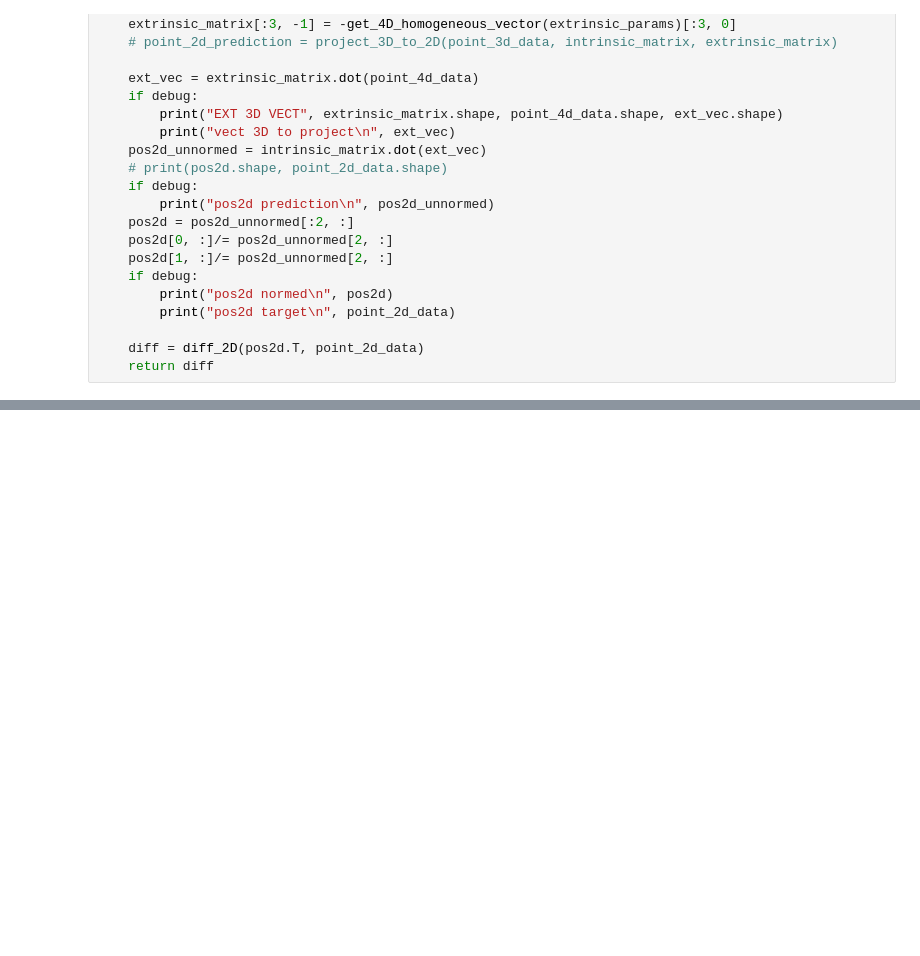
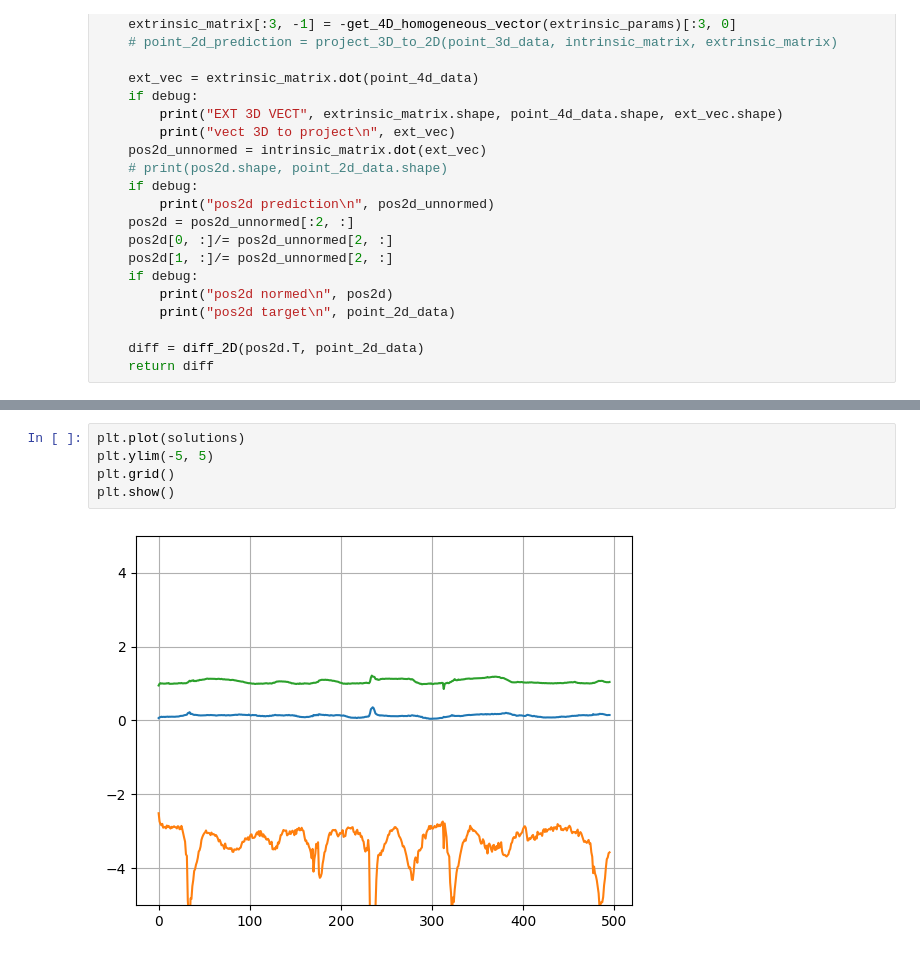
Before and after one commit to balthazarneveu/monocular_pose_and_forces_estimation, a Jupyter notebook: studies/camera_projection/projective_cost.ipynb, the cells around one changed output, grey strips where cells are left out. Saved outputs shown, nothing was run; the diff lists cells and outputs as text; blank space fills up the shorter version.

```diff
--- a/studies/camera_projection/projective_cost.ipynb
+++ b/studies/camera_projection/projective_cost.ipynb
@@ -269,0 +274,7 @@ for time_idx in range(5,20):
+# %%
+plt.plot(solutions)
+plt.ylim(-5, 5)
+plt.grid()
+plt.show()
+# %% [output]
+[figure, added]
```
Also changed, not shown: parts of 6 cells of this notebook.
